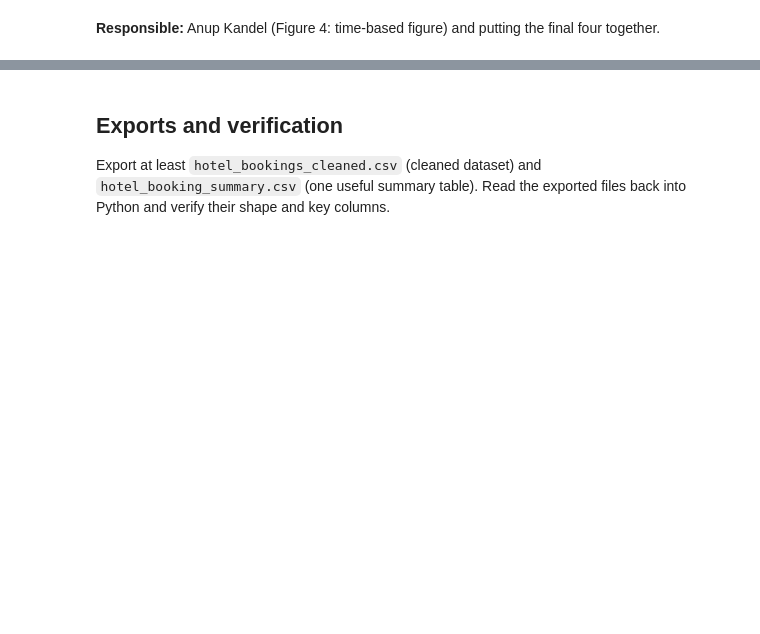
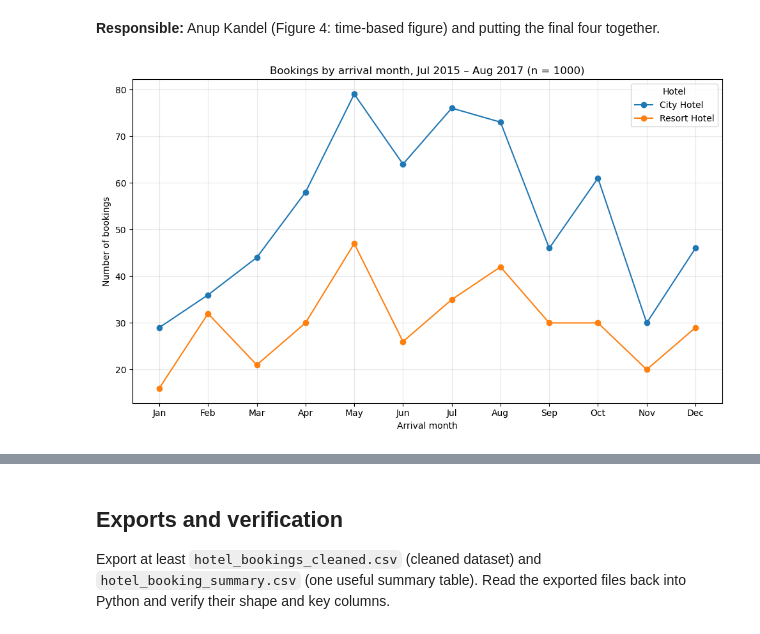
Before and after one commit to Acidburn07/hotel-booking-data-analysis, a Jupyter notebook: notebooks/work/anup.ipynb, the cells around one changed output, grey strips where cells are left out. Cells and saved outputs as stored; diff of their text form; code cells hidden in the pictures; blank space fills up the shorter version.

```diff
--- a/notebooks/work/anup.ipynb
+++ b/notebooks/work/anup.ipynb
@@ -19,6 +19,22 @@ Complete at least three grouped or two-variable analyses. Together they must inc
 For crosstabs, show both counts and clearly labelled percentages. State what the percentage denominator is.
 # %% [markdown]
 **Responsible:** Anup Kandel (time-based analysis for RQ3).
+# %%
+#RQ3 : How does booking volume vary by arrival month for each hotel?
+
+import pandas as pd
+import matplotlib.pyplot as plt
+
+hotel_raw = pd.read_csv("../../data/hotel_bookings_final_project.csv")
+hotel = hotel_raw.copy()
+
+#creating the arrival and monthly booking counts
+hotel["arrival_date"] = pd.to_datetime(
+    hotel["arrival_date_year"].astype(str) + "-" + hotel["arrival_date_month"] + "-" +
+    hotel["arrival_date_day_of_month"].astype(str), format="%Y-%B-%d")
+hotel["arrival_month"] = hotel["arrival_date"].dt.month
+
+monthly = hotel.groupby(["arrival_month", "hotel"]).size().unstack()
 # %% [markdown]
 ## Final visualizations
 
@@ -29,3 +45,26 @@ Each needs a descriptive title, clear axis labels, a legend when needed, readabl
 After each, write a short **What can we observe?** paragraph without unsupported causal claims.
 # %% [markdown]
 **Responsible:** Anup Kandel (Figure 4: time-based figure) and putting the final four together.
+# %%
+# Figure 4: Bookings by arrival month
+ax = monthly.plot(marker="o", figsize=(10, 6))
+
+ax.set_xticks(range(1, 13))
+ax.set_xticklabels([
+    "Jan", "Feb", "Mar", "Apr", "May", "Jun",
+    "Jul", "Aug", "Sep", "Oct", "Nov", "Dec"
+])
+
+ax.set_xlabel("Arrival month")
+ax.set_ylabel("Number of bookings")
+ax.set_title(
+    f"Bookings by arrival month, Jul 2015 – Aug 2017 "
+    f"(n = {len(hotel)})"
+)
+ax.legend(title="Hotel")
+ax.grid(True, alpha=0.3)
+
+plt.tight_layout()
+plt.show()
+# %% [output]
+[figure, added]
```
Also changed, not shown: parts of 1 cell of this notebook.
